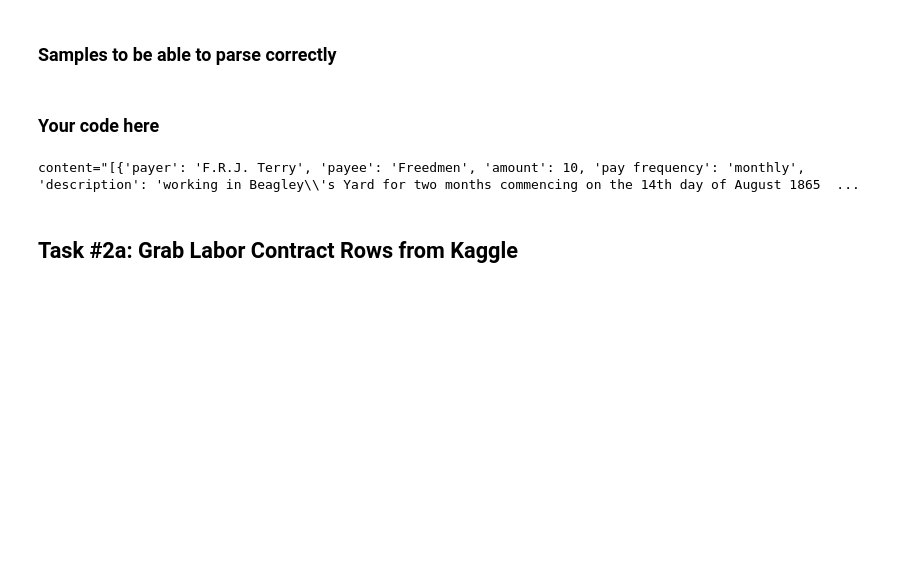
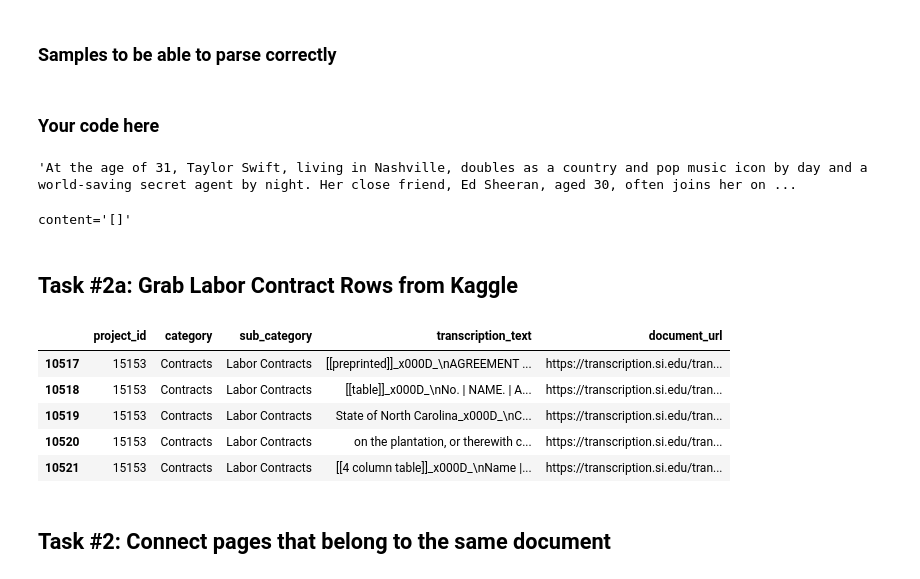
Before and after one commit to KeithGalli/historical-docs-analysis, a Jupyter notebook: analysis.ipynb, the cells around one changed output. Saved outputs shown, nothing was run; the diff lists cells and outputs as text; code cells hidden in the pictures; blank space fills up the shorter version.

Commit message:
Added examples file. Checkpointing before I modify system message

```diff
--- a/analysis.ipynb
+++ b/analysis.ipynb
@@ -57,22 +58,49 @@ system_message = """
 
   IMPORTANT: Return only the list of Python dictionary objects and nothing more. It is possible there are no matches, in which case return an empty list.
   """
+# %%
+test_df = pd.read_csv('input/tests1.csv')
+test_examples = test_df['input_content'].unique()
+test_examples[0]
+# %% [output]
+'At the age of 31, Taylor Swift, living in Nashville, doubles as a country and pop music icon by day and a world-saving secret agent by night. Her close friend, Ed Sheeran, aged 30, often joins her on ...
 # %%
 chat = ChatOpenAI()
 # chat = ChatOllama(model="llama2")
 
-messages = [SystemMessage(content=system_message), HumanMessage(content=inputs[0]), AIMessage(content=str(outputs[0])), HumanMessage(content=inputs[2])]
+messages = [SystemMessage(content=system_message), HumanMessage(content=inputs[0]), AIMessage(content=str(outputs[0])), HumanMessage(content=test_examples[0])]
 
 output = chat.invoke(messages)
 
 print(output)
 # %% [output]
-content="[{'payer': 'F.R.J. Terry', 'payee': 'Freedmen', 'amount': 10, 'pay frequency': 'monthly', 'description': 'working in Beagley\\'s Yard for two months commencing on the 14th day of August 1865  ...
+content='[]'
 # %% [markdown]
 ## Task #2a: Grab Labor Contract Rows from Kaggle
 # %%
 import pandas as pd
 
 df = pd.read_csv('./input/contract-records.csv')
 labor = df[df['sub_category']=='Labor Contracts']
 labor.head()
+
+pd.set_option('display.max_colwidth', None)
+pd.set_option('display.max_columns', None)
+pd.set_option('display.max_rows', None)
+
+# pd.reset_option('display.max_colwidth')
+# pd.reset_option('display.max_columns')
+# pd.reset_option('display.max_rows')
+
+
+
+labor.head()
+# %% [output]
+|  | project_id | category | sub_category | transcription_text | document_url |
+| 10517 | 15153 | Contracts | Labor Contracts | [[preprinted]]_x000D_\nAGREEMENT ... | https://transcription.si.edu/tran... |
+| 10518 | 15153 | Contracts | Labor Contracts | [[table]]_x000D_\nNo. | NAME. | A... | https://transcription.si.edu/tran... |
+| 10519 | 15153 | Contracts | Labor Contracts | State of North Carolina_x000D_\nC... | https://transcription.si.edu/tran... |
+| 10520 | 15153 | Contracts | Labor Contracts | on the plantation, or therewith c... | https://transcription.si.edu/tran... |
+| 10521 | 15153 | Contracts | Labor Contracts | [[4 column table]]_x000D_\nName |... | https://transcription.si.edu/tran... |
+# %% [markdown]
+## Task #2: Connect pages that belong to the same document
```
Also changed, not shown: parts of 1 cell of this notebook, 2 other files.
